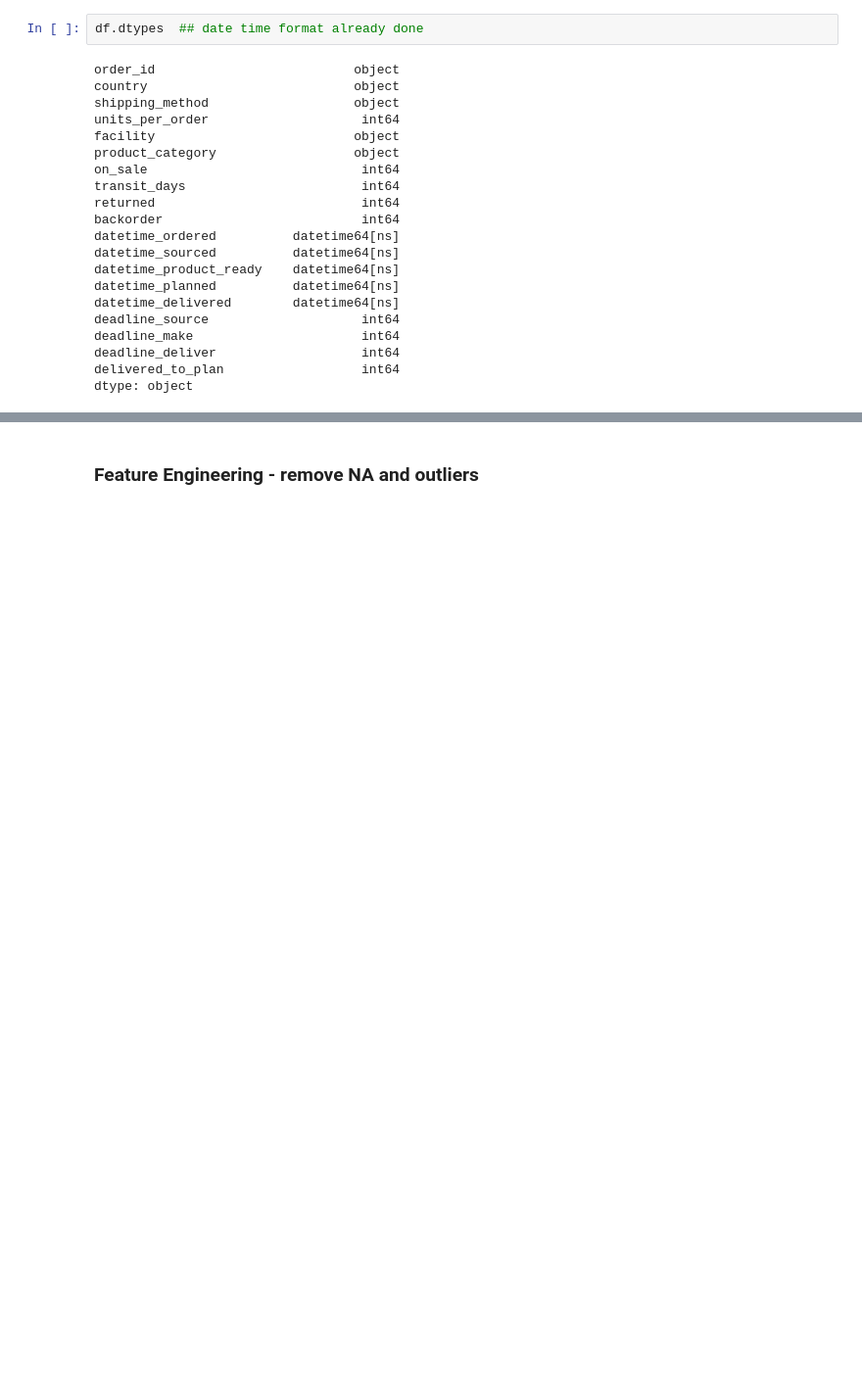
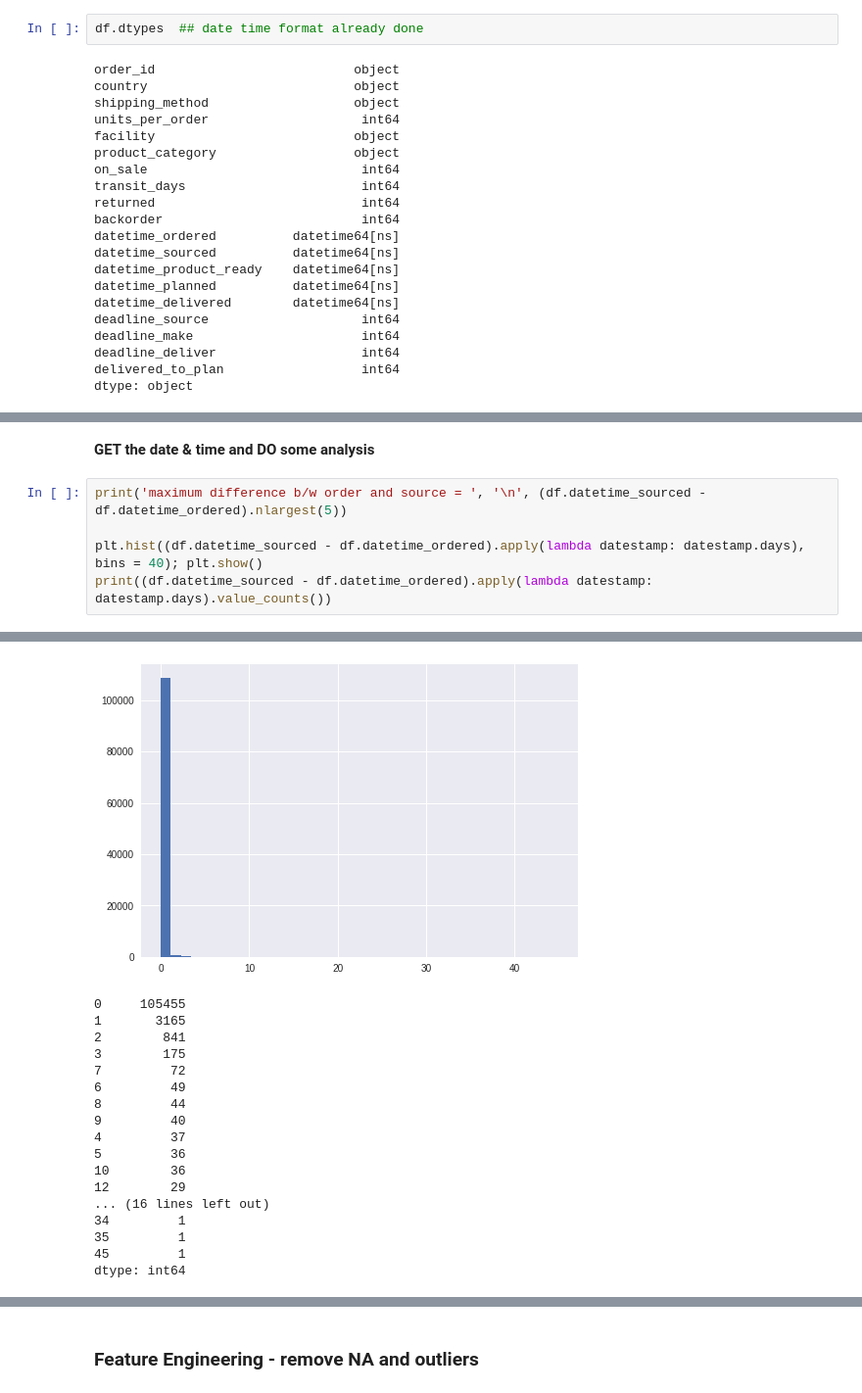
Before and after one commit to ghoshal7/Supply_Chain_Analytics, a Jupyter notebook: Supply_Chain_Notebook.ipynb, the cells around one changed output, grey strips where cells are left out. Shown: that part at 98% size. Saved outputs shown, nothing was run; the diff lists cells and outputs as text; blank space fills up the shorter version.

```diff
--- a/Supply_Chain_Notebook.ipynb
+++ b/Supply_Chain_Notebook.ipynb
@@ -158,0 +139,8 @@ Length: 500, dtype: timedelta64[ns]
+# %% [markdown]
+**GET the date & time and DO some analysis**
+# %%
+print('maximum difference b/w order and source = ', '\n', (df.datetime_sourced - df.datetime_ordered).nlargest(5))
+
+plt.hist((df.datetime_sourced - df.datetime_ordered).apply(lambda datestamp: datestamp.days), bins = 40); plt.show()
+print((df.datetime_sourced - df.datetime_ordered).apply(lambda datestamp: datestamp.days).value_counts())
+# %% [output]
@@ -158,0 +154,18 @@ Length: 500, dtype: timedelta64[ns]
+[figure, added]
+0     105455
+1       3165
+2        841
+3        175
+7         72
+6         49
+8         44
+9         40
+4         37
+5         36
+10        36
+12        29
+... (16 lines left out)
+34         1
+35         1
+45         1
+dtype: int64
```
Also changed, not shown: parts of 14 cells of this notebook.
